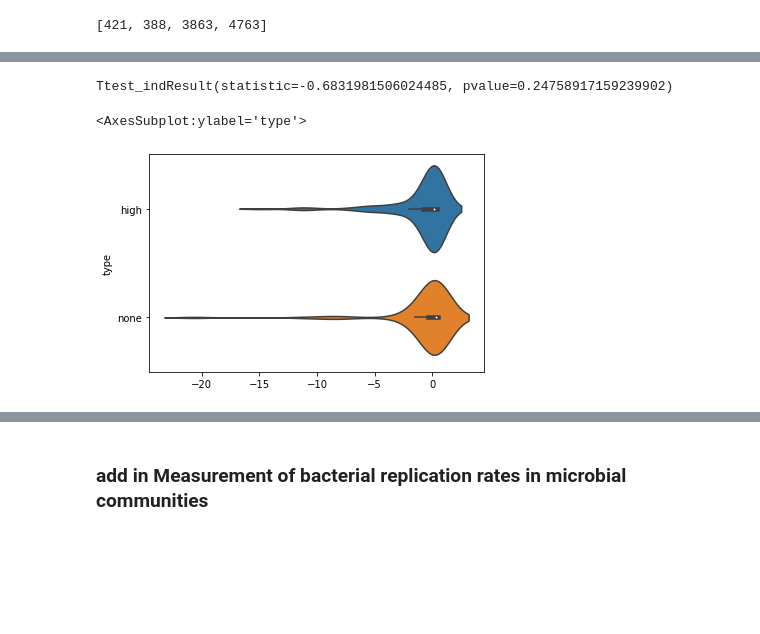
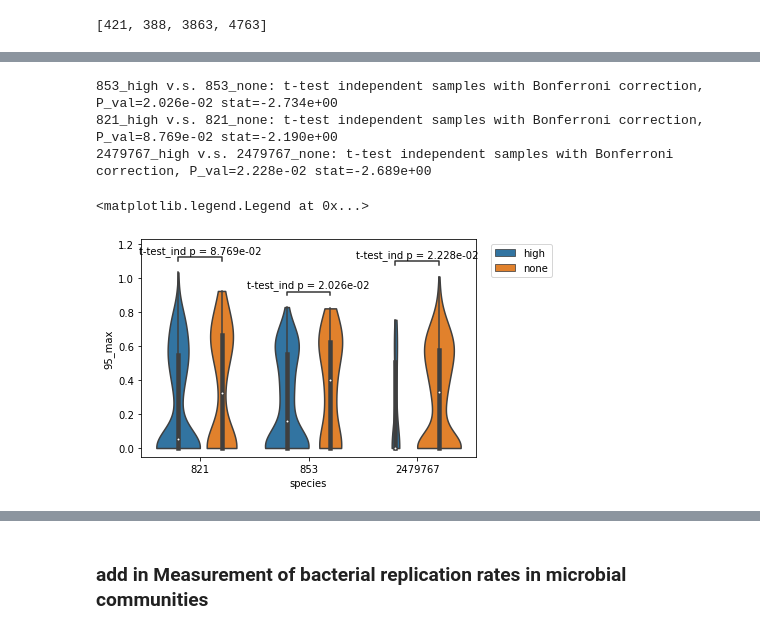
Before and after one commit to dcolinmorgan/HKU_MG, a Jupyter notebook: bactXpat.ipynb, the cells around one changed output, grey strips where cells are left out. Cells and saved outputs as stored; diff of their text form; code cells hidden in the pictures; blank space fills up the shorter version.

```diff
--- a/bactXpat.ipynb
+++ b/bactXpat.ipynb
@@ -489,6 +450,0 @@ Sequence_angle_exp_smth,Sequence_angle_exp,CurvePhase,BasepairCovariance= Plecto
-# %%
-jeff=biosppy.signals.tools.smoother(signal=BasepairCovariance[:,0,0], kernel='boxcar', size=40)
-# jeff
-plt.figure(figsize=(20,5))
-plt.bar(np.arange(len(BasepairCovariance)),BasepairCovariance[:,0,0])
-plt.plot(np.arange(len(jeff[0])),jeff[0])
@@ -542,13 +450,0 @@ plt.scatter(np.log(Sequence_phase),np.log(igordat.Sequence_phase))
-# %%
-#SG
-jeff=np.arange(len(Sequence_angle_exp))
-# np.log(Sequence_angle_exp_smth)
-# np.log(Sequence_angle_exp)
-
-cc=Sequence_angle_exp#np.nan_to_num((Sequence_angle_exp), copy=False, nan=0.0, posinf=0.0, neginf=0.0)
-dd=Sequence_angle_exp_smth/np.mean(Sequence_angle_exp_smth)#np.nan_to_num((Sequence_angle_exp_smth), copy=False, nan=0.0, posinf=0.0, neginf=0.0)
-
-# plt.figure(figsize=(20,5))
-plt.bar(jeff,cc)
-# plt.bar(np.arange(len(Sequence_angle_exp)),Sequence_angle_exp)
-# plt.plot(jeff,dd)
@@ -990,20 +517,44 @@ B
 # %%
-A=pd.read_csv("data/Plectoneme/high_gene_plect1000.txt", delimiter="\t",header=None)
-B=pd.read_csv("data/Plectoneme/none_gene_plect1000.txt", delimiter="\t",header=None)
+traces=glob.glob("data/Plectoneme/*_gene_plect_*_0.txt")
+AA=pd.DataFrame()
+BB=pd.DataFrame()
+from statannot import add_stat_annotation
+for trace in traces:
+    type=os.path.basename(trace).split('_')[0]
+    if type=='high':
+        A=pd.read_csv(trace, delimiter="\t",names=['mean','median','95_max','area','len'])
+        # A=A[A['area']!=0]
+        A['type']=type
+        A['species']=os.path.basename(trace).split('_')[3]
+        A['filt']=str(os.path.basename(trace).split('_')[4].split('.')[0])
+        AA=AA.append(A)
+    else:
+        B=pd.read_csv(trace, delimiter="\t",names=['mean','median','95_max','area','len'])
+        # B=B[B['area']!=0]
+        B['type']=type
+        B['species']=os.path.basename(trace).split('_')[3]
+        B['filt']=str(os.path.basename(trace).split('_')[4].split('.')[0])
+        BB=BB.append(B)
 
-# jeff=[#stats.ttest_ind(A[:,0]/A[:,5],B[:,0]/B[:,5]),
-# stats.ttest_ind(A[:,1]/A[:,5],B[:,1]/B[:,5]),
-# stats.ttest_ind(A[:,2]/A[:,5],B[:,2]/B[:,5]),
-stats.ttest_ind(A.iloc[:,3]/A.iloc[:,4],B.iloc[:,3]/B.iloc[:,4],alternative='less')#,permutations=1000)#]
-# stats.ttest_ind(A[:,4]/A[:,5],B[:388,4]/B[:388,5])]
-# np.savetxt("data/Plectoneme/ttest_gene_plect"+str(j)+".txt", jeff, delimiter="\t")
+C=AA.append(BB)
+C=C[C['area']!=0]
+C=C[C['len']>=1000]
+C['density']=C['area']/C['len']
+C['95_max/len']=C['95_max']/C['len']
+C.dropna(inplace=True)
+C=C.reset_index()
+ax=sns.violinplot(data=C,y='95_max',x='species',hue='type',cut=0,scale='count')#,kind="violin",cut=0,scale="count", inner="quartile")
+
+add_stat_annotation(ax, data=C, x='species', y='95_max',hue='type',
+                    box_pairs=[(("821", "high"), ("821", "none")),
+                                 (("853", "high"), ("853", "none")),
+                                 (("2479767", "high"), ("2479767", "none"))
+                                ],
+                    test='t-test_ind', text_format='full', loc='inside', verbose=2)
+plt.legend(loc='upper left', bbox_to_anchor=(1.03, 1))
 # %% [output]
-Ttest_indResult(statistic=-0.6831981506024485, pvalue=0.24758917159239902)
+853_high v.s. 853_none: t-test independent samples with Bonferroni correction, P_val=2.026e-02 stat=-2.734e+00
+821_high v.s. 821_none: t-test independent samples with Bonferroni correction, P_val=8.769e-02 stat=-2.190e+00
+2479767_high v.s. 2479767_none: t-test independent samples with Bonferroni correction, P_val=2.228e-02 stat=-2.689e+00
+<matplotlib.legend.Legend at 0x...>
+[figure, added]
-# %%
-A['type']='high'
-B['type']='none'
-C=A.append(B)
-sns.violinplot(data=C,x=C.iloc[:,3]/C.iloc[:,4],y='type')
-# %% [output]
-<AxesSubplot:ylabel='type'>
-[figure, removed]
```
Also changed, not shown: parts of 18 cells of this notebook, 21 other files.
